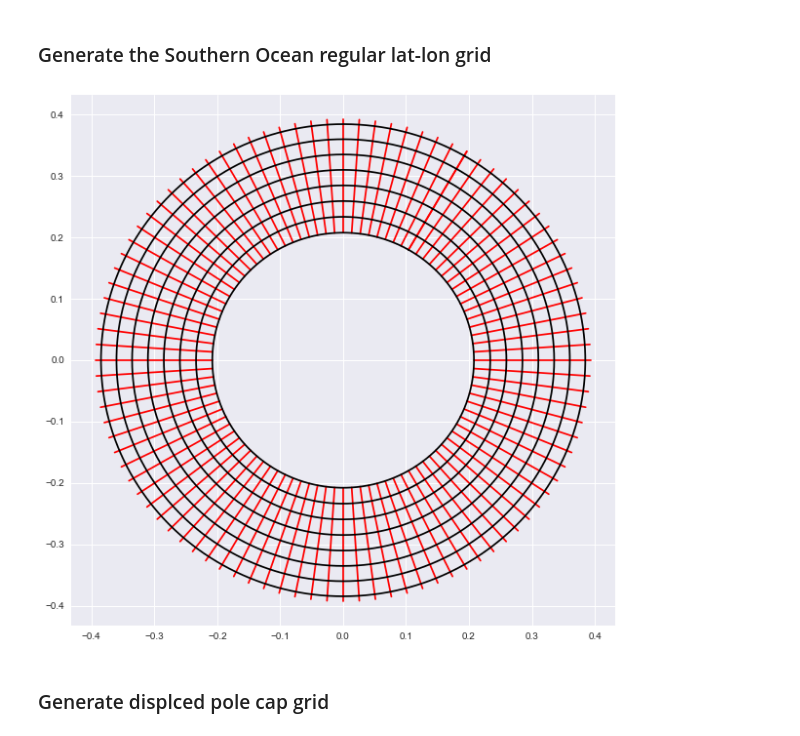
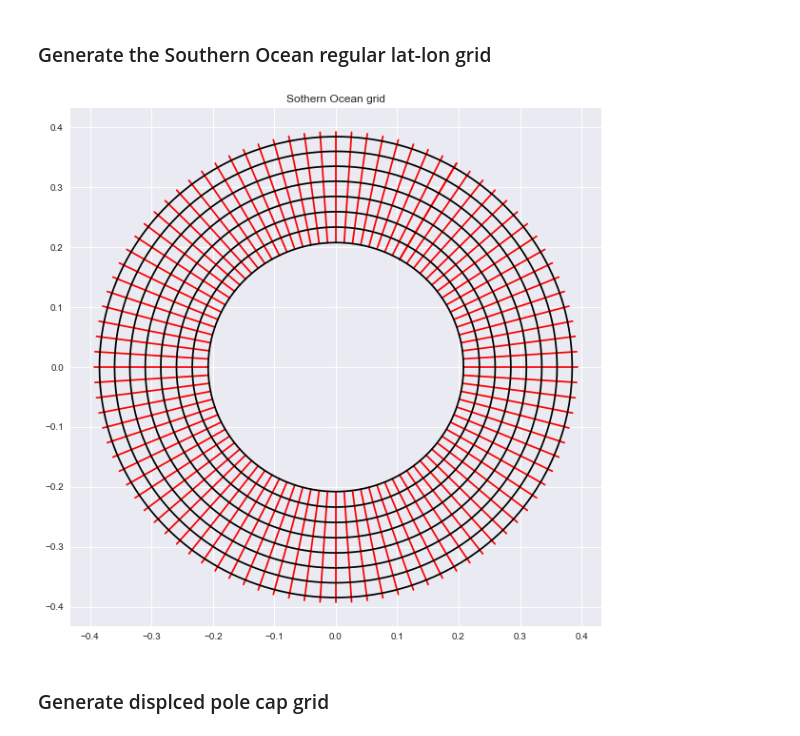
Before and after one commit to nikizadehgfdl/grid_generation, a Jupyter notebook: jupyter_southern_displaced_pole_cap_grid.ipynb, the cells around one changed output. Drawn from its saved outputs; the diff is of its cells as text; code cells hidden in the pictures.

```diff
--- a/jupyter_southern_displaced_pole_cap_grid.ipynb
+++ b/jupyter_southern_displaced_pole_cap_grid.ipynb
@@ -88,19 +88,21 @@ PI_180 = np.pi/180.
 Re = 6.378e6
 
 #utility function to plot grids
-def plot_mesh_in_latlon(lam, phi, stride=1, phi_color='k', lam_color='r'):
+def plot_mesh_in_latlon(lam, phi, stride=1, phi_color='k', lam_color='r', title=None):
     if (phi.shape != lam.shape): raise Exception('Ooops: lam and phi should have same shape')
     nj,ni = lam.shape
     for i in range(0,ni,stride):
         plt.plot(lam[:,i],phi[:,i],lam_color)
     for j in range(0,nj,stride):
         plt.plot(lam[j,:],phi[j,:],phi_color)
+    if title is not None:
+        plt.title(title)
 #plot_mesh_in_latlon(lams,phis,stride=16)
-def plot_mesh_in_xyz(lam, phi, stride=1, phi_color='k', lam_color='r'):
+def plot_mesh_in_xyz(lam, phi, stride=1, phi_color='k', lam_color='r', title=None):
     x = np.cos(phi*PI_180) * np.cos(lam*PI_180)
     y = np.cos(phi*PI_180) * np.sin(lam*PI_180)
     z = np.sin(phi*PI_180)
-    plot_mesh_in_latlon(x, y, stride=stride, phi_color=phi_color, lam_color=lam_color)
+    plot_mesh_in_latlon(x, y, stride=stride, phi_color=phi_color, lam_color=lam_color, title=title)
 #plt.figure(figsize=(6,6))
 #plot_mesh_in_xyz(lams, phis, stride=20)
 
@@ -227,9 +229,9 @@ lenlat_bp=90.0-lat0_bp
 # %%
 lamSO,phiSO = generate_latlon_grid(Ni,Nj_SO,lon0,lenlon,lat0_SO,lenlat_SO)
 plt.figure(figsize=(10,10))
-plot_mesh_in_xyz(lamSO,phiSO, stride=30)
+plot_mesh_in_xyz(lamSO,phiSO, stride=30,title='Sothern Ocean grid')
 # %% [output]
-[figure, old version]
+[figure, new version]
 # %%
 lam_=lamSO
 phi_=phiSO
```
Also changed, not shown: 2 other files.
